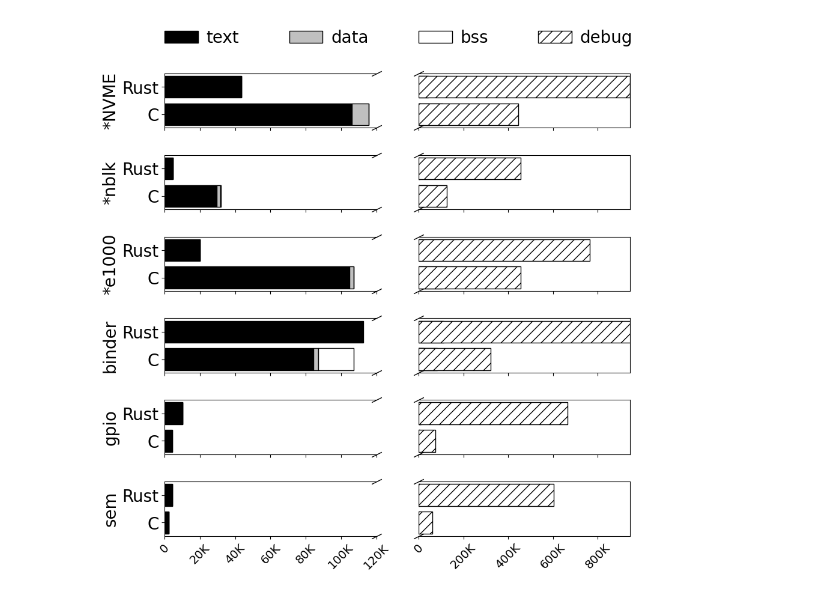
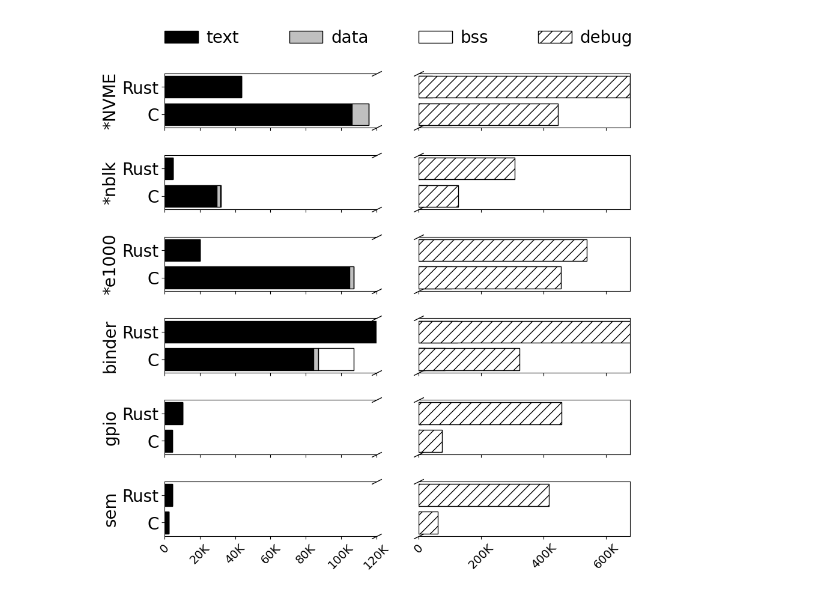
Before and after one commit to Richardhongyu/rfl_empirical_tools, a Jupyter notebook: figures_ppt/figure8.ipynb, the cells around one changed output. Drawn from its saved outputs; the diff is of its cells as text; code cells hidden in the pictures.

Commit message:
update figure 8

```diff
--- a/figures_ppt/figure8.ipynb
+++ b/figures_ppt/figure8.ipynb
@@ -19,7 +19,7 @@ def comma_formatter(x, pos):
 data = "43540/72566+33753         &  0/8604+757    &   40/84+15    &    290991/203410+94710              &    385510/88427+58087       &    37633/0                     &    231179/0        &    26.609/32.888 &\
   4579/29646                &  16/1956       &   10/279      &    107126/80078                     &    199426/45836             &    32992/0                     &    116277/0        &    5.420/7.056 &\
  19914/104721              &  0/2564        &   16/64       &    233886/358613                    &    303755/96936             &    22288/0                     &    204045/0        &    7.798/46.948 &\
-  112287/84286               &  138/2675        &   126/20318    &    751885/126699+43296+47551        &    838475/47377+26141+31432 &    188850/0                     &    310961/0        &    9.002/9.418 &\
+  123976/84286               &  138/2675        &   126/20318    &    751885/126699+43296+47551        &    838475/47377+26141+31432 &    188850/0                     &    310961/0        &    9.002/9.418 &\
   10170/4020                &  0/200         &   16/0        &    179053/36617                     &    277211/38302             &    17446/0                     &    191690/0        &    8.251/7.378 &\
 4447/2285                 &  0/16          &   11/10       &    179053/36617                     &    238587/25303             &    178360/0                    &    8704/0          &    18.496/19.496"
 data = data.split('&')
@@ -30,10 +30,10 @@ for d in data:
     rust.append(eval(d[0]))
     c.append(eval(d[1]))
 
-rust = np.array(rust).reshape(6,8)[:,:7]
-c = np.array(c).reshape(6,8)[:,:7]
-rust_column = np.sum(rust[:,3:7], axis=1)
-c_column = np.sum(c[:,3:7], axis=1)
+rust = np.array(rust).reshape(6,8)[:,:5]
+c = np.array(c).reshape(6,8)[:,:5]
+rust_column = np.sum(rust[:,3:5], axis=1)
+c_column = np.sum(c[:,3:5], axis=1)
 rust = np.column_stack((rust[:,:3], rust_column))
 c = np.column_stack((c[:,:3], c_column))
 
@@ -124,31 +124,31 @@ for i in range(6):
 #             sum_c = np.sum(c_data[:3])
 #             sum_rust = np.sum(rust_data[:3])
 #             x_lim = max(sum_c, sum_rust)
 #             x_lim_end = max(c_data[3], rust_data[3])
 #             for j in range(len(binary_size)):
 #                 if col != 1:
 #                     ax.set_yticks(y_pos, labels=labels)
 #                     ax.set_title(driver_name[(line + 1) * (col + 1) - 1])
 #                     ax.spines['right'].set_visible(False)
 #                     # ax.plot([1, 1], [1, 0], transform=ax.transAxes, **kwargs)
 #                     # ax.set_xlim(0, x_lim)
 #                 else:
 #                     ax.spines['left'].set_visible(False)
 #                     ax.get_yaxis().set_visible(False)
 #                     # ax.plot([0, 0], [0, 1], transform=ax.transAxes, **kwargs)
 #                     # ax.set_xlim(x_lim, x_lim_end)
 #                 for i in range(len(driver_name)):
 #                     c_data = c[i]
 #                     rust_data = rust[i]
 #                     for j in range(len(binary_size)):
 #                         ax.barh(y_pos, [c_data[j],rust_data[j]], left=left)
 #                         left += np.array([c_data[j],rust_data[j]])
 #                 ax.label_outer()
 #                 ax.tick_params(axis='x',rotation=45)
 #                 ax.xaxis.set_major_formatter(FuncFormatter(comma_formatter))
 
 fig.legend( ncol=4, frameon=False, loc="lower left", bbox_to_anchor=(0.1, 0.9), fontsize=20, columnspacing=3, handletextpad=0.5)
 # fig.tight_layout(pad=0.5)
 fig.savefig('./figure8.pdf', bbox_inches="tight")
 # %% [output]
-[figure, old version]
+[figure, new version]
```
Also changed, not shown: 1 other file.
